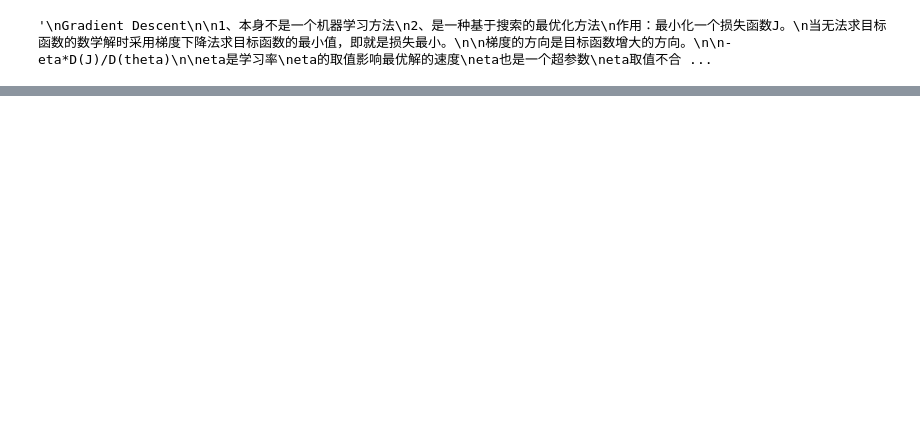
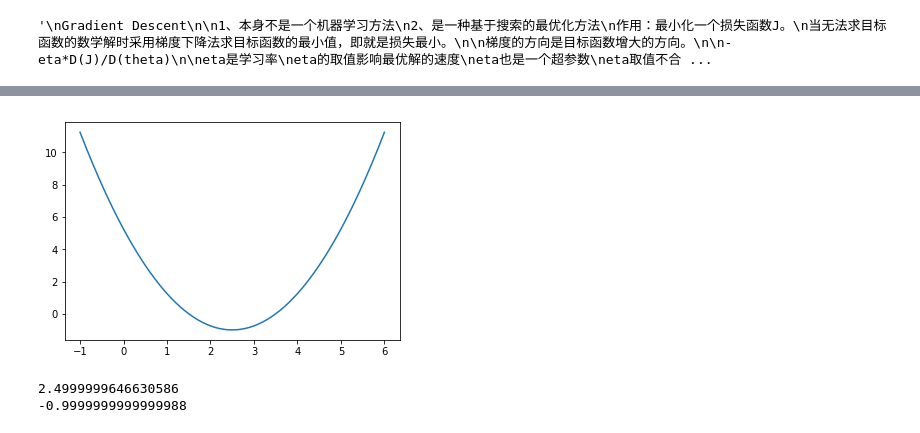
Before and after one commit to scutjason/ml4py, a Jupyter notebook: ml/梯度下降法.ipynb, the cells around one changed output, grey strips where cells are left out. Cells and saved outputs as stored; diff of their text form; code cells hidden in the pictures; blank space fills up the shorter version.

```diff
--- a/ml/梯度下降法.ipynb
+++ b/ml/梯度下降法.ipynb
@@ -25,0 +31,4 @@ eta取值不合适，甚至得不到最优解
+# %%
+# 在指定的间隔内返回均匀间隔的数字。
+plot_x = np.linspace(-1,6,141)
+plot_x
@@ -25,0 +52,7 @@ eta取值不合适，甚至得不到最优解
+# %%
+plot_y = (plot_x - 2.5)**2 -1
+# %%
+plt.plot(plot_x, plot_y)
+plt.show()
+# %% [output]
+[figure, added]
@@ -25,0 +65,15 @@ eta取值不合适，甚至得不到最优解
+# %%
+theta = 0.0
+eta = 0.1
+epsilon = 1e-8
+while True:
+    gradient = dJ(theta)  # 求梯度
+    last_theta = theta
+    theta = theta - eta * gradient
+    if abs(theta - last_theta) < epsilon:
+        break
+print(theta)
+print(J(theta))
+# %% [output]
+2.4999999646630586
+-0.9999999999999988
```
Also changed, not shown: parts of 89 cells of this notebook, 5 other files.
